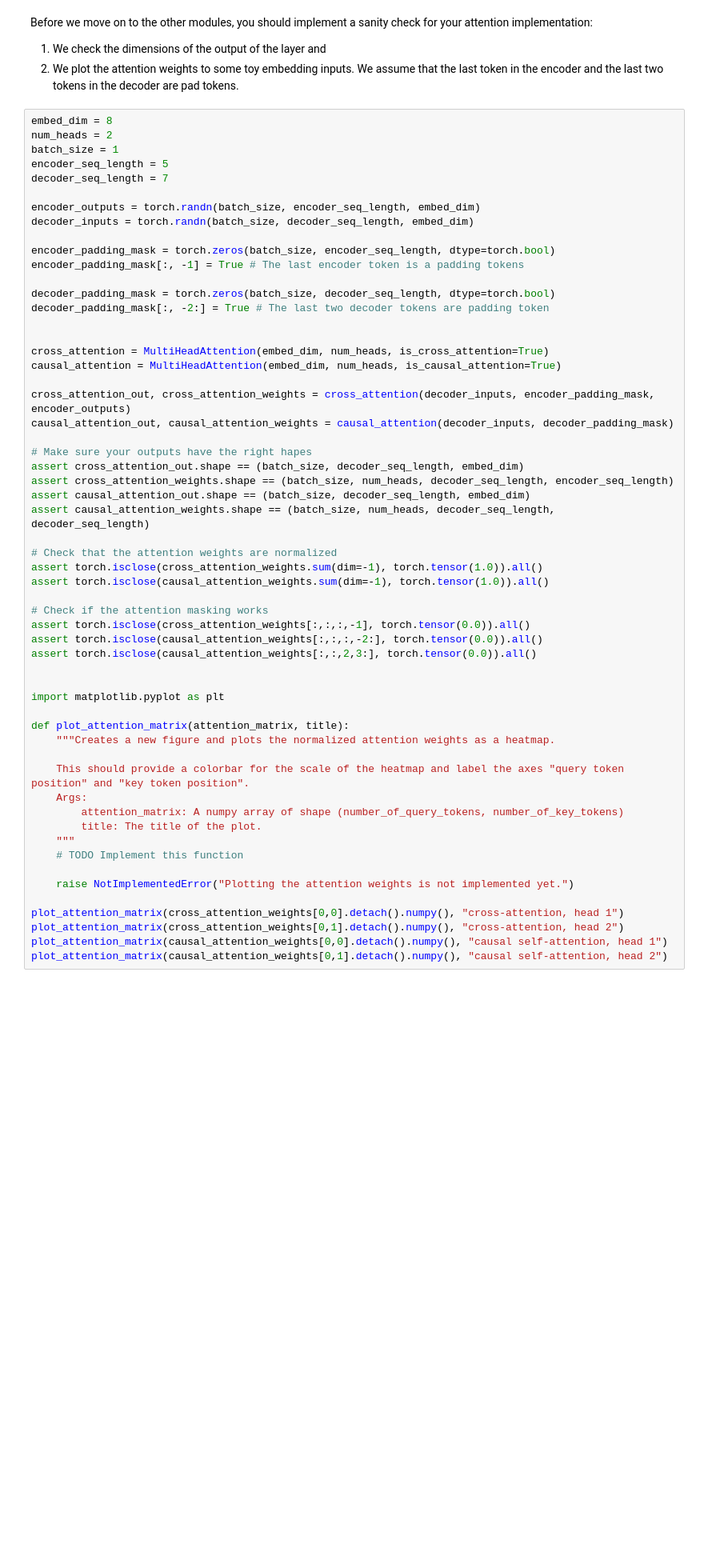
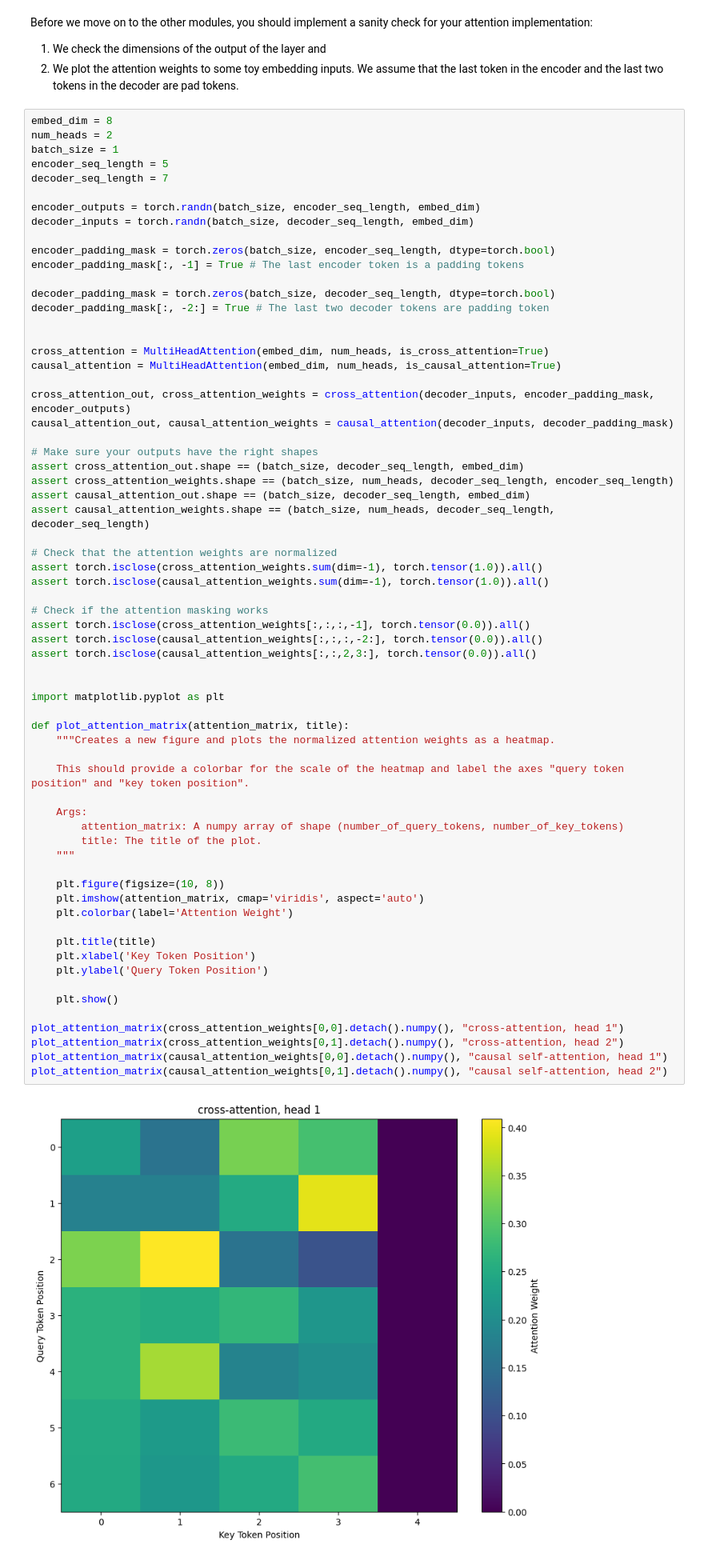
Before and after one commit to NourMohd/Neural_Machine_Translation, a Jupyter notebook: Neural_Machine_Translation.ipynb, the cells around one changed output. Shown at 80% size. Saved outputs shown, nothing was run; the diff lists cells and outputs as text; blank space fills up the shorter version.

Commit message:
Implemented Multiheaded Attention

```diff
--- a/Neural_Machine_Translation.ipynb
+++ b/Neural_Machine_Translation.ipynb
@@ -310,37 +444,47 @@ causal_attention = MultiHeadAttention(embed_dim, num_heads, is_causal_attention=
 cross_attention_out, cross_attention_weights = cross_attention(decoder_inputs, encoder_padding_mask, encoder_outputs)
 causal_attention_out, causal_attention_weights = causal_attention(decoder_inputs, decoder_padding_mask)
 
-# Make sure your outputs have the right hapes
+# Make sure your outputs have the right shapes
 assert cross_attention_out.shape == (batch_size, decoder_seq_length, embed_dim)
 assert cross_attention_weights.shape == (batch_size, num_heads, decoder_seq_length, encoder_seq_length)
 assert causal_attention_out.shape == (batch_size, decoder_seq_length, embed_dim)
 assert causal_attention_weights.shape == (batch_size, num_heads, decoder_seq_length, decoder_seq_length)
 
 # Check that the attention weights are normalized
 assert torch.isclose(cross_attention_weights.sum(dim=-1), torch.tensor(1.0)).all()
 assert torch.isclose(causal_attention_weights.sum(dim=-1), torch.tensor(1.0)).all()
 
 # Check if the attention masking works
 assert torch.isclose(cross_attention_weights[:,:,:,-1], torch.tensor(0.0)).all()
 assert torch.isclose(causal_attention_weights[:,:,:,-2:], torch.tensor(0.0)).all()
 assert torch.isclose(causal_attention_weights[:,:,2,3:], torch.tensor(0.0)).all()
 
 
 import matplotlib.pyplot as plt
 
 def plot_attention_matrix(attention_matrix, title):
     """Creates a new figure and plots the normalized attention weights as a heatmap.
 
     This should provide a colorbar for the scale of the heatmap and label the axes "query token position" and "key token position".
+
     Args:
         attention_matrix: A numpy array of shape (number_of_query_tokens, number_of_key_tokens)
         title: The title of the plot.
     """
-    # TODO Implement this function
 
-    raise NotImplementedError("Plotting the attention weights is not implemented yet.")
+    plt.figure(figsize=(10, 8))
+    plt.imshow(attention_matrix, cmap='viridis', aspect='auto')
+    plt.colorbar(label='Attention Weight')
+
+    plt.title(title)
+    plt.xlabel('Key Token Position')
+    plt.ylabel('Query Token Position')
+
+    plt.show()
 
 plot_attention_matrix(cross_attention_weights[0,0].detach().numpy(), "cross-attention, head 1")
 plot_attention_matrix(cross_attention_weights[0,1].detach().numpy(), "cross-attention, head 2")
 plot_attention_matrix(causal_attention_weights[0,0].detach().numpy(), "causal self-attention, head 1")
 plot_attention_matrix(causal_attention_weights[0,1].detach().numpy(), "causal self-attention, head 2")
+# %% [output]
+[figure, added]
```
Also changed, not shown: parts of 7 cells of this notebook.
